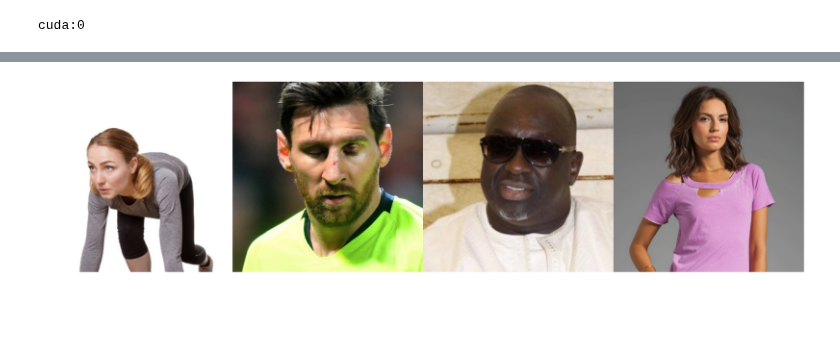
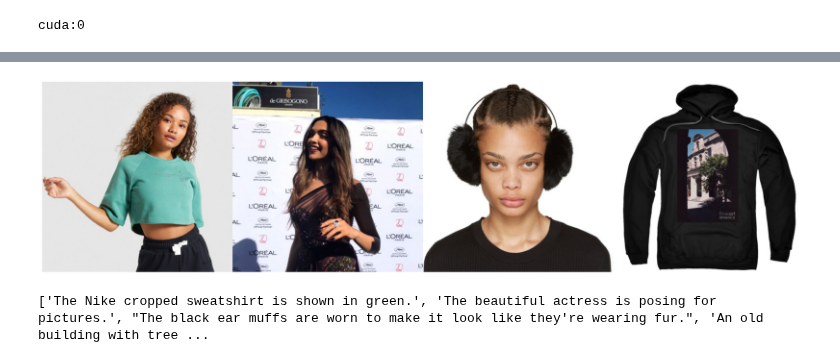
Before and after one commit to Stability-AI/StableCascade, a Jupyter notebook: Identity Extraction.ipynb, the cells around one changed output, grey strips where cells are left out. Saved outputs shown, nothing was run; the diff lists cells and outputs as text; code cells hidden in the pictures; blank space fills up the shorter version.

```diff
--- a/Identity Extraction.ipynb
+++ b/Identity Extraction.ipynb
@@ -28,7 +28,7 @@ with open(config_file, "r", encoding="utf-8") as file:
     loaded_config['batch_size'] = 4
 
     # Humans 7M
-    loaded_config['captions_getter']  = ['combined_txt', 'identity']
+    loaded_config['captions_getter']  = ['generated_txt', 'identity']
     loaded_config['webdataset_path'] = 'pipe:aws s3 cp s3://laion-west/humans-7M-with-blip-caps+aesthetics+nsfw/00000{1..5499}.tar -'
 
 warpcore = WurstCore(
@@ -130,23 +47,27 @@ set det-size: (320, 320)
 # %%
 # urls = [
 #     "https://cdn.discordapp.com/attachments/1198177251238363219/1198309860756963468/brad-pitt-attends-the-premiere-of-20th-century-foxs--square.jpg?ex=65be7006&is=65abfb06&hm=2c9632a1d37ad9e776dad0db96966ade519e25ad6c7dde00793b01af0f0836f6&", # BRAD PITT
 #     "https://static.ffx.io/images/$zoom_1.444%2C$multiply_0.7725%2C$ratio_1.5%2C$width_756%2C$x_70%2C$y_0/t_crop_custom/q_86%2Cf_auto/6ca4ae8917e05b81290f3b20b984f93d11e2ddc6", # FAMOUS PEOPLE
 #     "https://res.cloudinary.com/ybmedia/image/upload/c_crop,h_1123,w_2000,x_0,y_0/c_fill,f_auto,h_1215,q_auto,w_2160/v1/m/4/b/4b4e8a03ce096567ccf8f2a9283c224f85fe6f89/famous-foursomes-pop-culture.jpg",
 # #     "https://qph.cf2.quoracdn.net/main-qimg-d0861bad092a1512204d64615e2c66bb-pjlq",
 #     "https://cdn.discordapp.com/attachments/1039261364935462942/1198425943404986578/5cc9adc10b83cd4e275bf2b69207e665.png?ex=65bedc22&is=65ac6722&hm=97f89e7bc1112fd080ce1400908bb47ce6e3fc4d05a84b6c5716a60146f1c461&",
 # ]
 # images = torch.stack([extras.transforms(Image.open(requests.get(url, stream=True).raw).convert("RGB")) for url in urls], dim=0).to(device)
-images = next(data.iterator)['images']
+batch = next(data.iterator)
+images = batch['images']
 # images = images.flip(dims=[-1])
 
 plt.figure(figsize=(24, 24))
 plt.axis("off")
 plt.imshow(torch.cat([
     torch.cat([i for i in images.clamp(0, 1)], dim=-1),
 ], dim=-2).permute(1, 2, 0).cpu())
 plt.show()
+
+print(batch['captions'])
 # %% [output]
-[figure, old version]
+[figure, new version]
+['The Nike cropped sweatshirt is shown in green.', 'The beautiful actress is posing for pictures.', "The black ear muffs are worn to make it look like they're wearing fur.", 'An old building with tree ...
 # %%
 start_time = time.time()
 cnet_input, cnet_input_preview = controlnet_filter(images)
```
Also changed, not shown: parts of 5 cells of this notebook, 13 other files.
